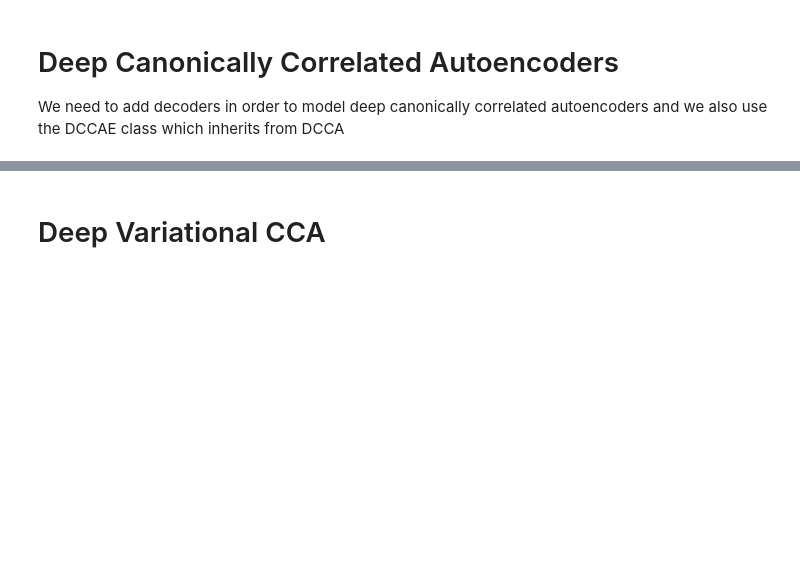
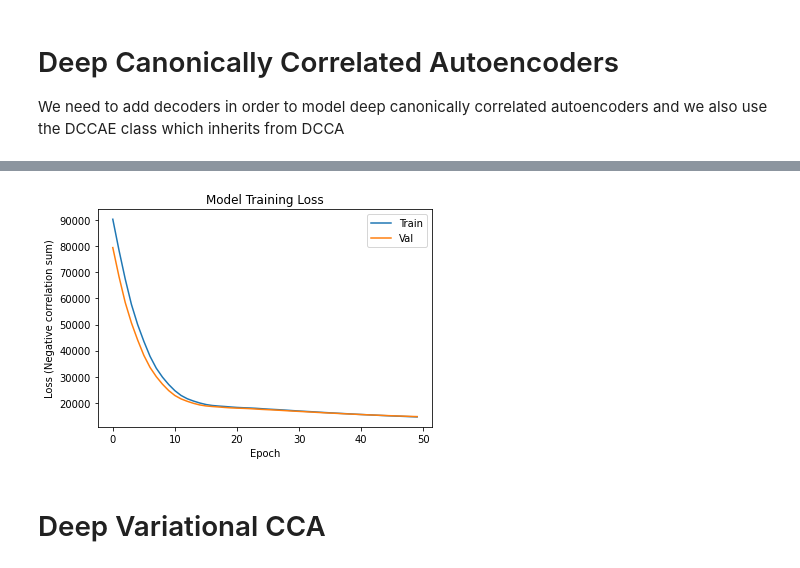
Before and after one commit to jameschapman19/cca_zoo, a Jupyter notebook: cca_zoo_tutorial.ipynb, the cells around one changed output, grey strips where cells are left out. Drawn from its saved outputs; the diff is of its cells as text; code cells hidden in the pictures; blank space fills up the shorter version.

```diff
--- a/cca_zoo_tutorial.ipynb
+++ b/cca_zoo_tutorial.ipynb
@@ -391,7 +482,8 @@ dccae_model = dccae.DCCAE(latent_dims=latent_dims, encoders=[encoder_1, encoder_
 
 dccae_model = deepwrapper.DeepWrapper(dccae_model)
 
-dccae_model.fit(train_dataset, val_dataset, epochs=epochs)
+dccae_model.fit(train_view_1, train_view_2, epochs=epochs)
 
 dccae_results = np.stack(
     (dccae_model.train_correlations[0, 1], dccae_model.predict_corr(test_view_1, test_view_2)[0, 1]))
+# %% [output]
@@ -398,3 +507,4 @@ dccae_results = np.stack(
+[figure, added]
 # %% [markdown]
 # Deep Variational CCA
 # %%
```
Also changed, not shown: parts of 12 cells of this notebook.
